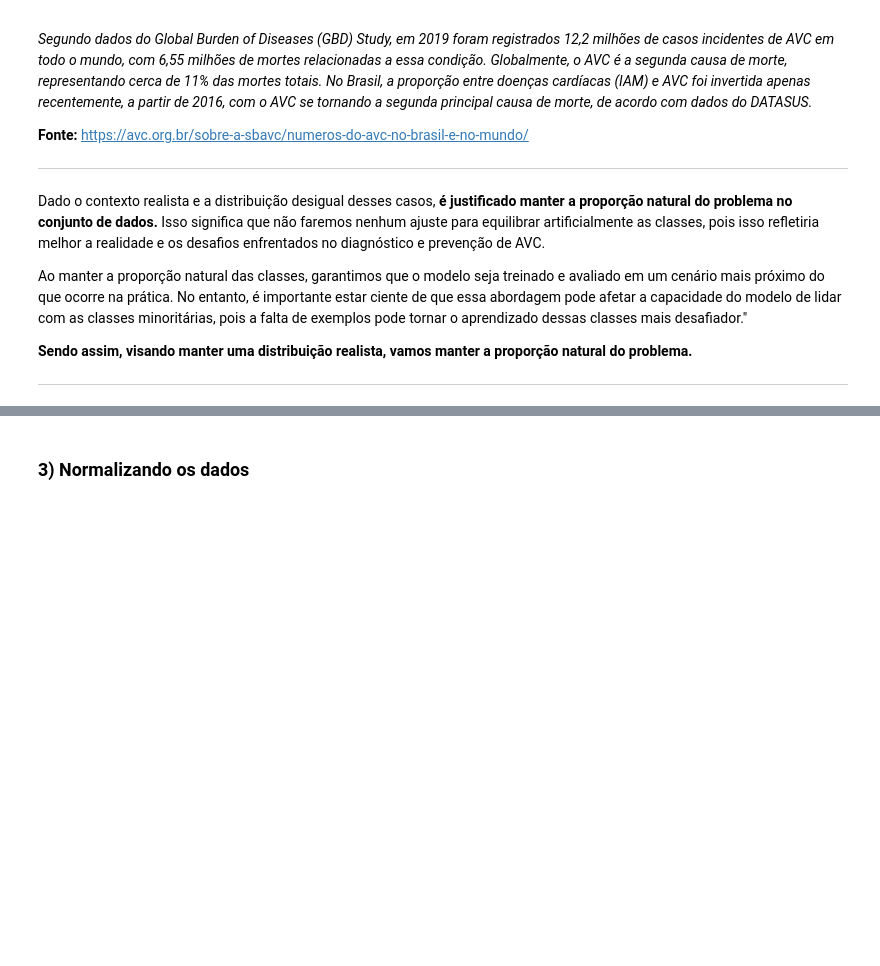
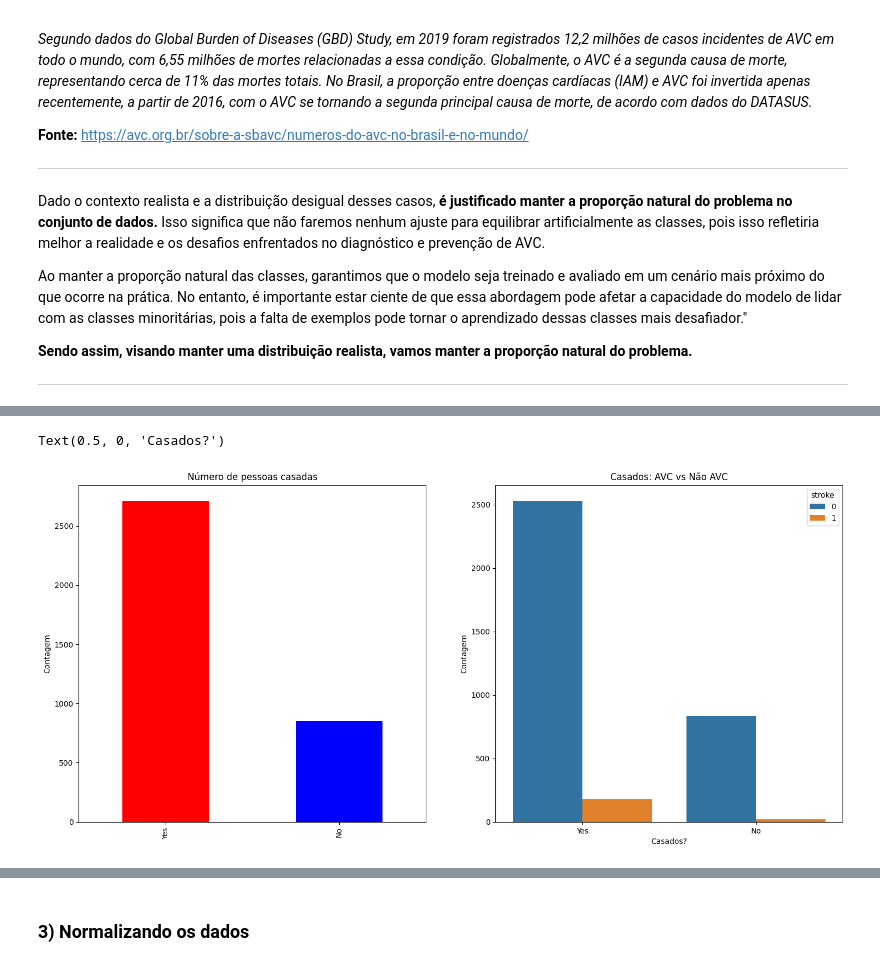
Before and after one commit to joelcoelho29/SCC0530-Projeto-de-Aprendizado-de-Maquina, a Jupyter notebook: src/notebook/main.ipynb, the cells around one changed output, grey strips where cells are left out. Cells and saved outputs as stored; diff of their text form; code cells hidden in the pictures; blank space fills up the shorter version.

```diff
--- a/src/notebook/main.ipynb
+++ b/src/notebook/main.ipynb
@@ -190,0 +265,13 @@ Ao manter a proporção natural das classes, garantimos que o modelo seja treina
+# %%
+f, ax = plt.subplots(1,2 , figsize = (18,8))
+dataset['ever_married'].value_counts().plot.bar(color = ['red','blue'], ax = ax[0])
+ax[0].set_title('Número de pessoas casadas')
+ax[0].set_ylabel('Contagem')
+
+sns.countplot('ever_married', hue = 'stroke', data= dataset, ax = ax[1])
+ax[1].set_title('Casados: AVC vs Não AVC')
+ax[1].set_ylabel('Contagem')
+ax[1].set_xlabel("Casados?")
+# %% [output]
+Text(0.5, 0, 'Casados?')
+[figure, added]
```
Also changed, not shown: parts of 27 cells of this notebook.
